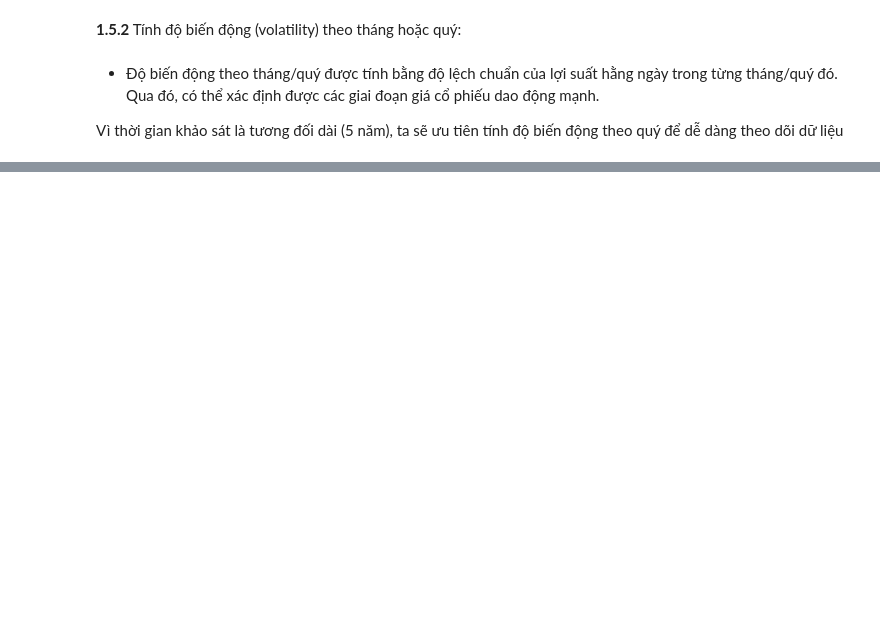
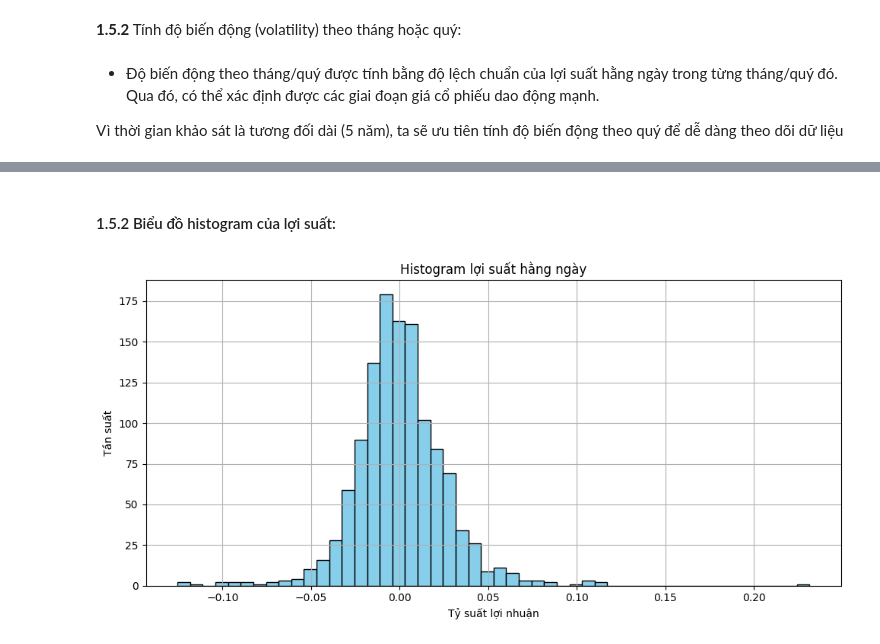
Before and after one commit to giang2011-ai/final_exam, a Jupyter notebook: final_exam.ipynb, the cells around one changed output, grey strips where cells are left out. Cells and saved outputs as stored; diff of their text form; code cells hidden in the pictures; blank space fills up the shorter version.

```diff
--- a/final_exam.ipynb
+++ b/final_exam.ipynb
@@ -226,0 +301,13 @@ Freq: Q-DEC, Name: Daily Return, dtype: float64
+# %% [markdown]
+#### 1.5.2  Biểu đồ histogram của lợi suất:
+# %%
+plt.figure(figsize=(10, 5))
+plt.hist(df['Daily Return'].dropna(), bins=50, color='skyblue', edgecolor='black')
+plt.title('Histogram lợi suất hằng ngày')
+plt.xlabel('Tỷ suất lợi nhuận')
+plt.ylabel('Tần suất')
+plt.grid(True)
+plt.tight_layout()
+plt.show()
+# %% [output]
+[figure, added]
```
Also changed, not shown: parts of 32 cells of this notebook.
